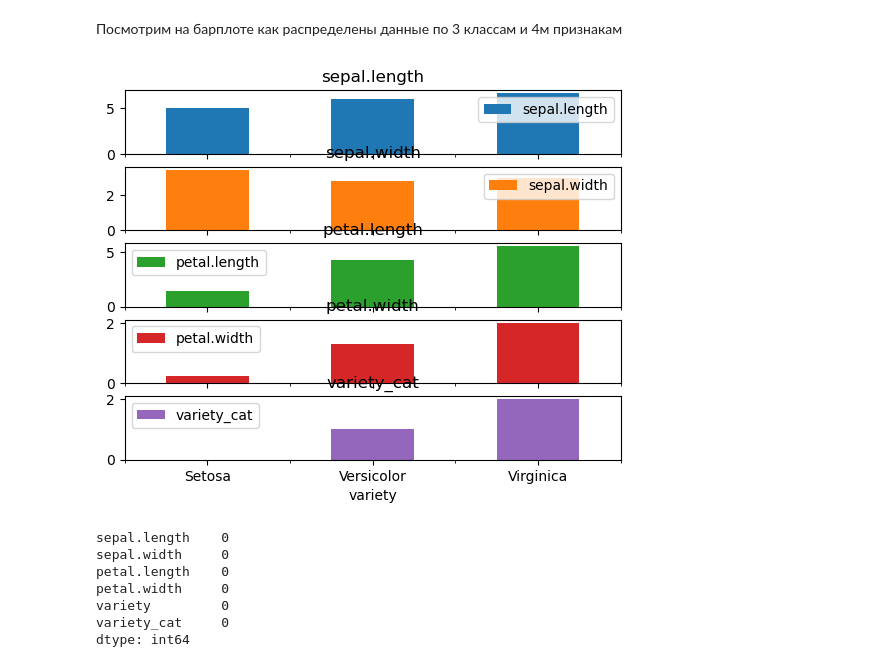
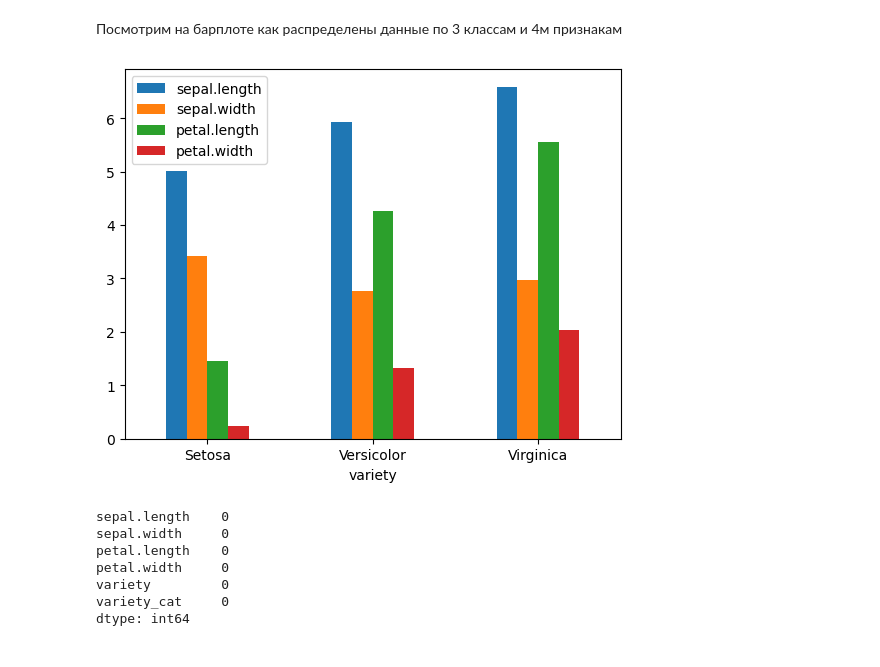
Before and after one commit to KseniaKarandeeva/Data_science_course, a Jupyter notebook: 09_homework.ipynb, the cells around one changed output. Saved outputs shown, nothing was run; the diff lists cells and outputs as text; code cells hidden in the pictures.

```diff
--- a/09_homework.ipynb
+++ b/09_homework.ipynb
@@ -172,12 +172,12 @@ Name: sepal.length, dtype: int64
 # %% [markdown]
 Посмотрим на барплоте как распределены данные по 3 классам и 4м признакам
 # %%
+data1 = data.drop('variety_cat', axis=1)
+data1 = data1.groupby(['variety']). mean()
 
-data1 = data.groupby(['variety']). mean()
-
-axes = data1.plot.bar(rot=0, subplots=True)
+axes = data1.plot.bar(rot=0)
 # %% [output]
-[figure, old version]
+[figure, new version]
 # %%
 data.isnull().sum()
 # %% [output]
```
Also changed, not shown: parts of 28 cells of this notebook.
